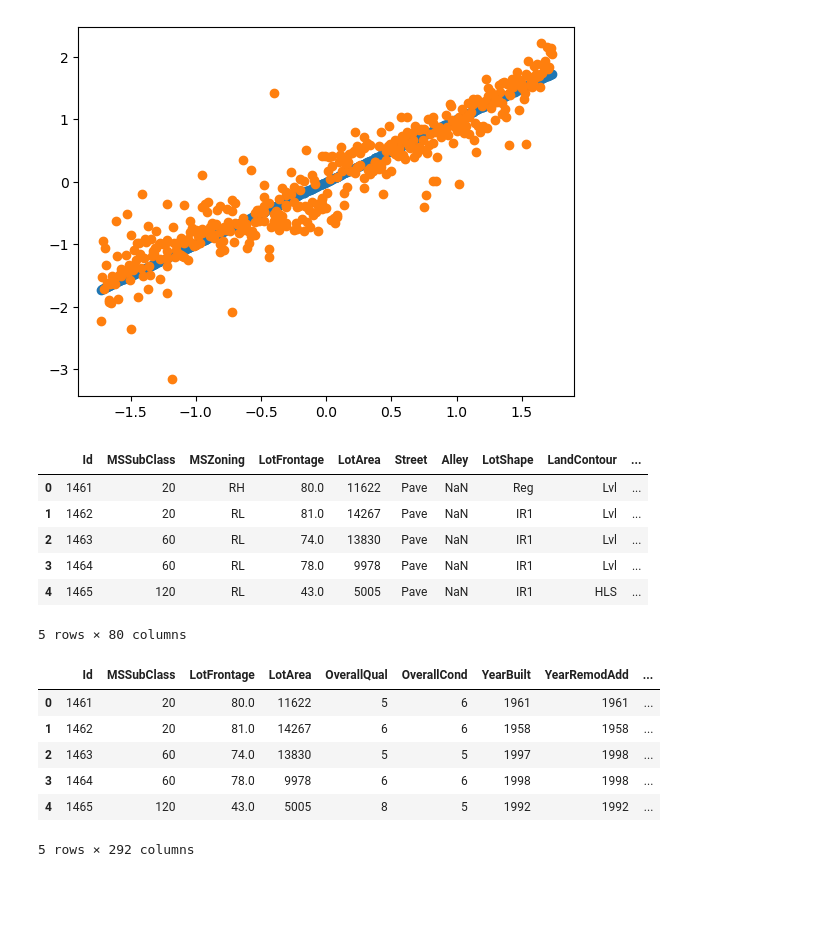
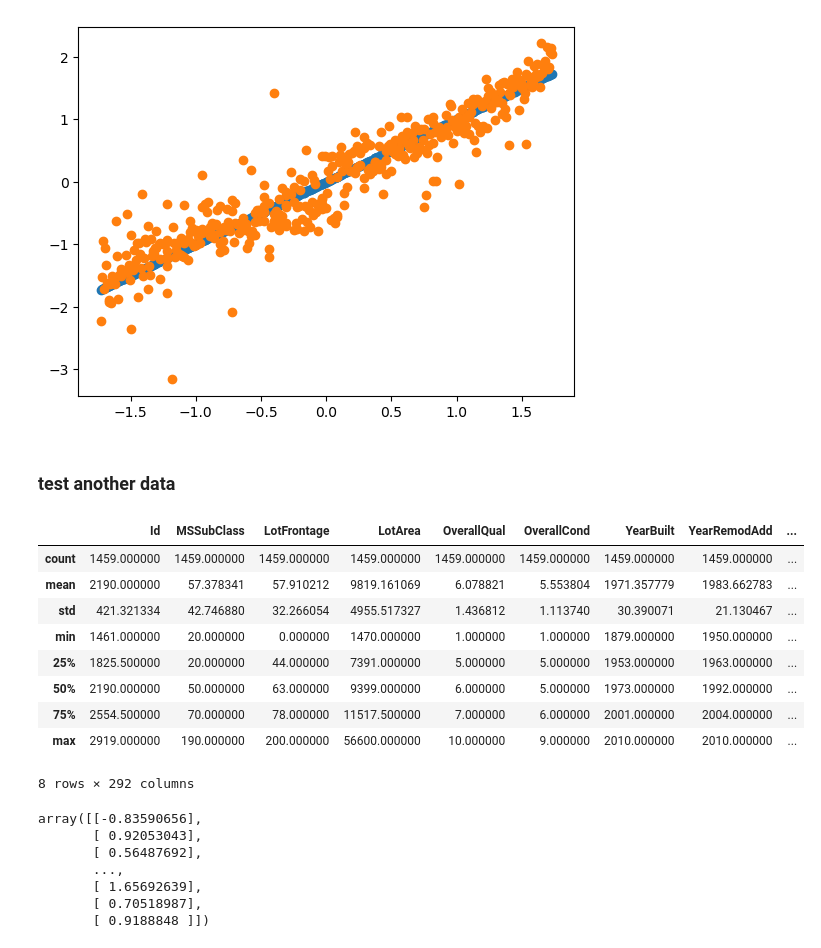
Before and after one commit to samaalibassem123/House-Princing-with-Streamlit, a Jupyter notebook: Crea.tingTheModel.ipynb, the cells around one changed output. Drawn from its saved outputs; the diff is of its cells as text; code cells hidden in the pictures; blank space fills up the shorter version.

```diff
--- a/Crea.tingTheModel.ipynb
+++ b/Crea.tingTheModel.ipynb
@@ -195,27 +178,24 @@ pt.scatter(y_test_scaled, pred)
 # %% [output]
 <matplotlib.collections.PathCollection at 0x...>
 [figure]
+# %% [markdown]
+### test another data
 # %%
-test = pd.read_csv('Data/test.csv')
-test.head()
+X = pd.read_csv('Data/test.csv')
+Y = pd.read_csv('Data/sample_submission.csv')
-# %% [output]
-|  | Id | MSSubClass | MSZoning | LotFrontage | LotArea | Street | Alley | LotShape | LandContour | ... |
-| 0 | 1461 | 20 | RH | 80.0 | 11622 | Pave | NaN | Reg | Lvl | ... |
-| 1 | 1462 | 20 | RL | 81.0 | 14267 | Pave | NaN | IR1 | Lvl | ... |
-| 2 | 1463 | 60 | RL | 74.0 | 13830 | Pave | NaN | IR1 | Lvl | ... |
-| 3 | 1464 | 60 | RL | 78.0 | 9978 | Pave | NaN | IR1 | Lvl | ... |
-| 4 | 1465 | 120 | RL | 43.0 | 5005 | Pave | NaN | IR1 | HLS | ... |
-5 rows × 80 columns
 # %%
-test.fillna(0, inplace=True)
-test = pd.get_dummies(test, dtype=float)
+X.fillna(0, inplace=True)
+X = pd.get_dummies(X, dtype=float)
 # %%
-test.head()
+X.describe()
 # %% [output]
 |  | Id | MSSubClass | LotFrontage | LotArea | OverallQual | OverallCond | YearBuilt | YearRemodAdd | ... |
-| 0 | 1461 | 20 | 80.0 | 11622 | 5 | 6 | 1961 | 1961 | ... |
-| 1 | 1462 | 20 | 81.0 | 14267 | 6 | 6 | 1958 | 1958 | ... |
-| 2 | 1463 | 60 | 74.0 | 13830 | 5 | 5 | 1997 | 1998 | ... |
-| 3 | 1464 | 60 | 78.0 | 9978 | 6 | 6 | 1998 | 1998 | ... |
-| 4 | 1465 | 120 | 43.0 | 5005 | 8 | 5 | 1992 | 1992 | ... |
+| count | 1459.000000 | 1459.000000 | 1459.000000 | 1459.000000 | 1459.000000 | 1459.000000 | 1459.000000 | 1459.000000 | ... |
+| mean | 2190.000000 | 57.378341 | 57.910212 | 9819.161069 | 6.078821 | 5.553804 | 1971.357779 | 1983.662783 | ... |
+| std | 421.321334 | 42.746880 | 32.266054 | 4955.517327 | 1.436812 | 1.113740 | 30.390071 | 21.130467 | ... |
+| min | 1461.000000 | 20.000000 | 0.000000 | 1470.000000 | 1.000000 | 1.000000 | 1879.000000 | 1950.000000 | ... |
+| 25% | 1825.500000 | 20.000000 | 44.000000 | 7391.000000 | 5.000000 | 5.000000 | 1953.000000 | 1963.000000 | ... |
+| 50% | 2190.000000 | 50.000000 | 63.000000 | 9399.000000 | 6.000000 | 5.000000 | 1973.000000 | 1992.000000 | ... |
+| 75% | 2554.500000 | 70.000000 | 78.000000 | 11517.500000 | 7.000000 | 6.000000 | 2001.000000 | 2004.000000 | ... |
+| max | 2919.000000 | 190.000000 | 200.000000 | 56600.000000 | 10.000000 | 9.000000 | 2010.000000 | 2010.000000 | ... |
-5 rows × 292 columns
+8 rows × 292 columns
@@ -221,0 +208,10 @@ test.head()
+# %%
+y_test_scaled
+# %% [output]
+array([[-0.83590656],
+       [ 0.92053043],
+       [ 0.56487692],
+       ...,
+       [ 1.65692639],
+       [ 0.70518987],
+       [ 0.9188848 ]])
```
Also changed, not shown: parts of 7 cells of this notebook, 2 other files.
